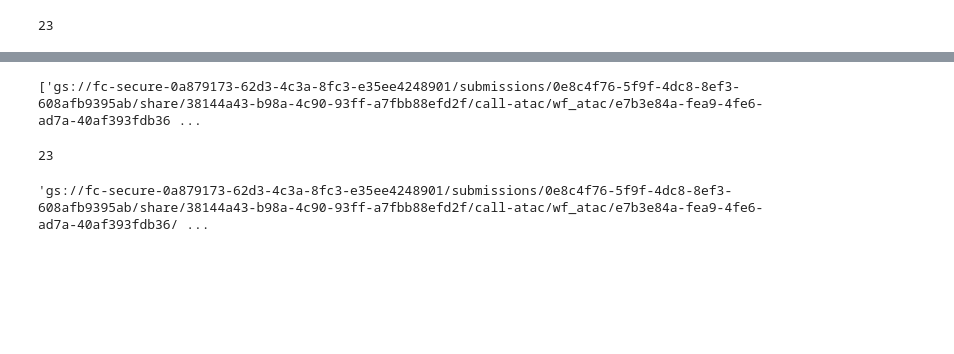
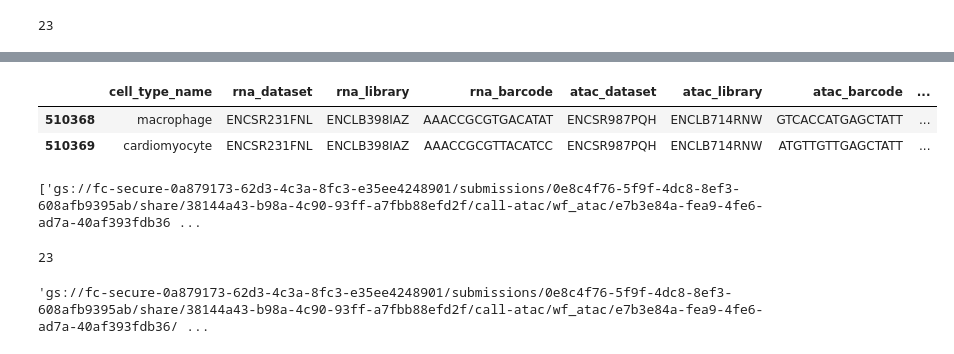
Before and after one commit to ort-eila/git_kundaje, a Jupyter notebook: DNA/ATAC/single-cell/fragments-file-manipulation/encode_pseudobulk_fragments.ipynb, the cells around one changed output, grey strips where cells are left out. Drawn from its saved outputs; the diff is of its cells as text; code cells hidden in the pictures; blank space fills up the shorter version.

```diff
--- a/DNA/ATAC/single-cell/fragments-file-manipulation/encode_pseudobulk_fragments.ipynb
+++ b/DNA/ATAC/single-cell/fragments-file-manipulation/encode_pseudobulk_fragments.ipynb
@@ -155 +134,9 @@ df_relevant_rows
+# %%
+# this will check for which fragments do we have annotation data
+df_relevant_rows = df_encode_rows[df_encode_rows['atac_dataset'].isin(atac_dataset_to_fragment)]
+df_relevant_rows.head(2)
+# %% [output]
+|  | cell_type_name | rna_dataset | rna_library | rna_barcode | atac_dataset | atac_library | atac_barcode | ... |
+| 510368 | macrophage | ENCSR231FNL | ENCLB398IAZ | AAACCGCGTGACATAT | ENCSR987PQH | ENCLB714RNW | GTCACCATGAGCTATT | ... |
+| 510369 | cardiomyocyte | ENCSR231FNL | ENCLB398IAZ | AAACCGCGTTACATCC | ENCSR987PQH | ENCLB714RNW | ATGTTGTTGAGCTATT | ... |
 # %%
```
Also changed, not shown: parts of 13 cells of this notebook, 2 other files.
